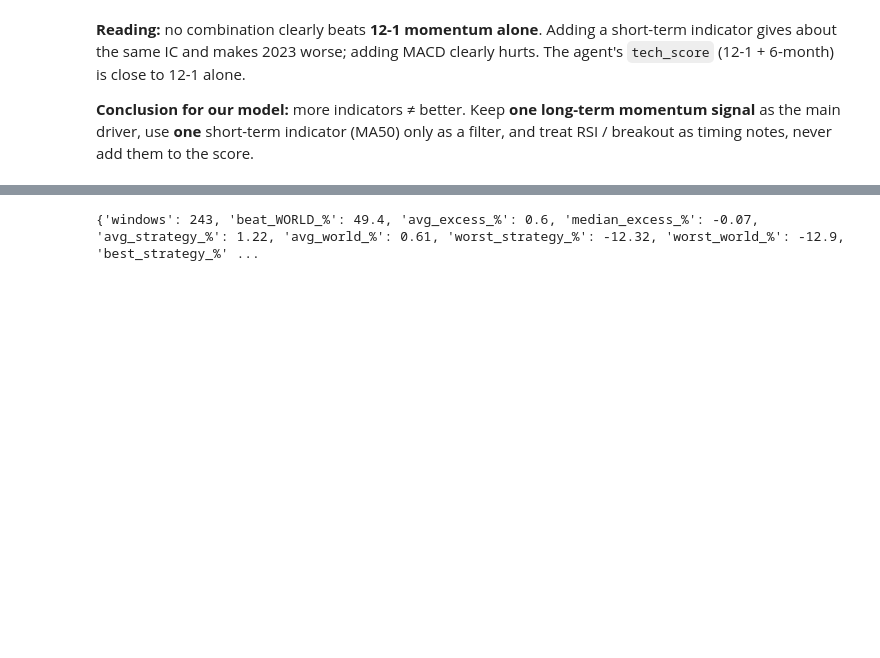
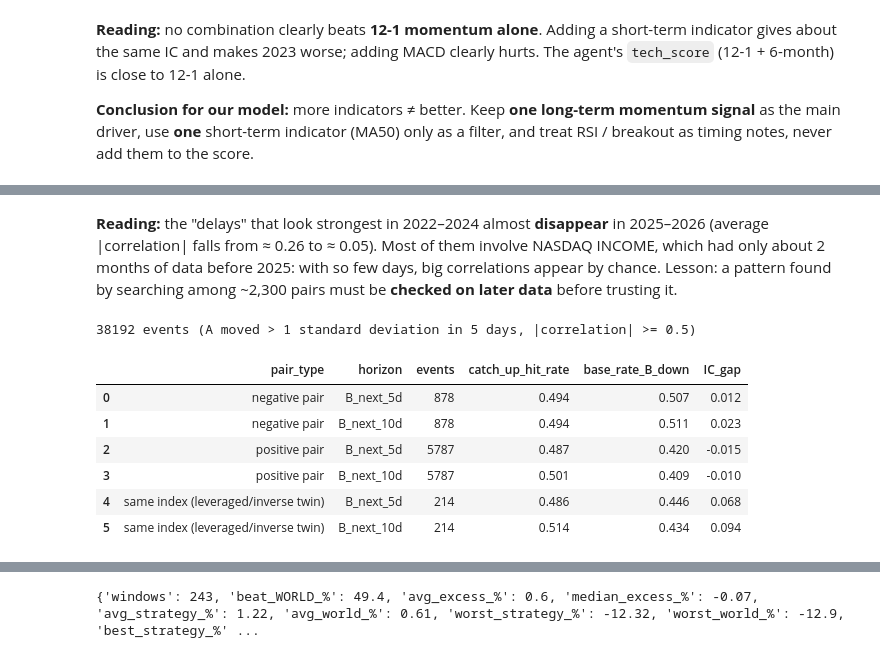
Before and after one commit to morganelpgit/GBAC_team12, a Jupyter notebook: Technical_code/technical_agent.ipynb, the cells around one changed output, grey strips where cells are left out. Cells and saved outputs as stored; diff of their text form; code cells hidden in the pictures; blank space fills up the shorter version.

```diff
--- a/Technical_code/technical_agent.ipynb
+++ b/Technical_code/technical_agent.ipynb
@@ -204,0 +284,17 @@ combo
+# %% [markdown]
+**Reading:** the "delays" that look strongest in 2022–2024 almost **disappear** in 2025–2026 (average |correlation| falls from ≈ 0.26 to ≈ 0.05). Most of them involve NASDAQ INCOME, which had only about 2 months of data before 2025: with so few days, big correlations appear by chance. Lesson: a pattern found by searching among ~2,300 pairs must be **checked on later data** before trusting it.
+# %%
+events = divergence_test(prices)
+summary = divergence_summary(events)
+summary.to_csv("Technical_code/results/divergence_test.csv", index=False)
+print(len(events), "events (A moved > 1 standard deviation in 5 days, |correlation| >= 0.5)")
+summary
+# %% [output]
+38192 events (A moved > 1 standard deviation in 5 days, |correlation| >= 0.5)
+|  | pair_type | horizon | events | catch_up_hit_rate | base_rate_B_down | IC_gap |
+| 0 | negative pair | B_next_5d | 878 | 0.494 | 0.507 | 0.012 |
+| 1 | negative pair | B_next_10d | 878 | 0.494 | 0.511 | 0.023 |
+| 2 | positive pair | B_next_5d | 5787 | 0.487 | 0.420 | -0.015 |
+| 3 | positive pair | B_next_10d | 5787 | 0.501 | 0.409 | -0.010 |
+| 4 | same index (leveraged/inverse twin) | B_next_5d | 214 | 0.486 | 0.446 | 0.068 |
+| 5 | same index (leveraged/inverse twin) | B_next_10d | 214 | 0.514 | 0.434 | 0.094 |
```
Also changed, not shown: parts of 11 cells of this notebook, 5 other files.
